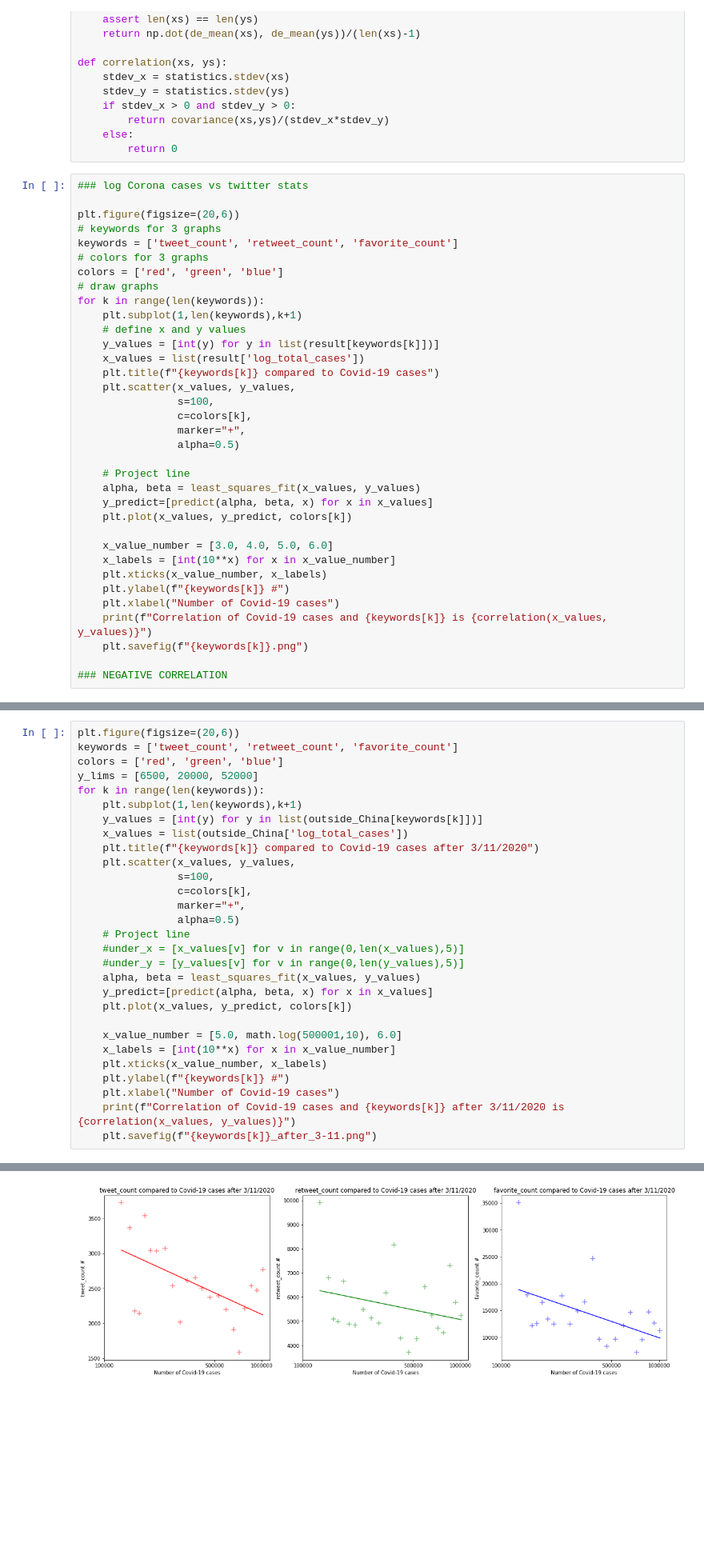
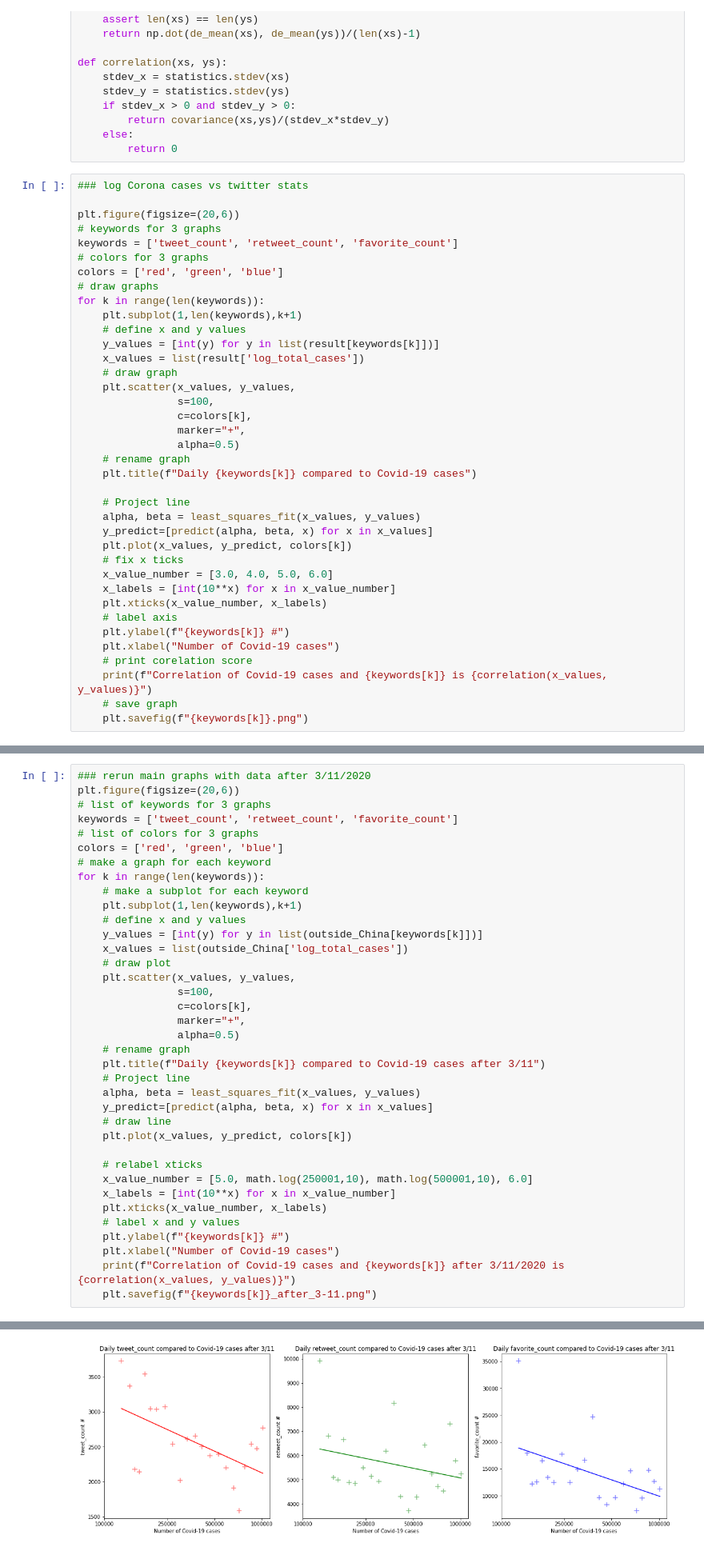
Before and after one commit to nimitchell/Covid-19-and-Climate-Change, a Jupyter notebook: Visualization graph.ipynb, the cells around one changed output, grey strips where cells are left out. Shown: that part at 80% size. Drawn from its saved outputs; the diff is of its cells as text; blank space fills up the shorter version.

```diff
--- a/Visualization graph.ipynb
+++ b/Visualization graph.ipynb
@@ -163,27 +159,30 @@ for k in range(len(keywords)):
     # define x and y values
     y_values = [int(y) for y in list(result[keywords[k]])]
     x_values = list(result['log_total_cases'])
-    plt.title(f"{keywords[k]} compared to Covid-19 cases")
+    # draw graph
     plt.scatter(x_values, y_values,
                 s=100,
                 c=colors[k],
                 marker="+",
                 alpha=0.5)
+    # rename graph
+    plt.title(f"Daily {keywords[k]} compared to Covid-19 cases")
 
     # Project line
     alpha, beta = least_squares_fit(x_values, y_values)
     y_predict=[predict(alpha, beta, x) for x in x_values]
     plt.plot(x_values, y_predict, colors[k])
-
+    # fix x ticks
     x_value_number = [3.0, 4.0, 5.0, 6.0]
     x_labels = [int(10**x) for x in x_value_number]
     plt.xticks(x_value_number, x_labels)
+    # label axis
     plt.ylabel(f"{keywords[k]} #")
     plt.xlabel("Number of Covid-19 cases")
+    # print corelation score
     print(f"Correlation of Covid-19 cases and {keywords[k]} is {correlation(x_values, y_values)}")
+    # save graph
     plt.savefig(f"{keywords[k]}.png")
-
-### NEGATIVE CORRELATION
 # %% [output]
 Correlation of Covid-19 cases and tweet_count is -0.6503361804162867
 Correlation of Covid-19 cases and retweet_count is -0.6274579035839666
@@ -334,34 +344,42 @@ plt.savefig("cases_after_3-11.png")
 # %%
+### rerun main graphs with data after 3/11/2020
 plt.figure(figsize=(20,6))
+# list of keywords for 3 graphs
 keywords = ['tweet_count', 'retweet_count', 'favorite_count']
+# list of colors for 3 graphs
 colors = ['red', 'green', 'blue']
-y_lims = [6500, 20000, 52000]
+# make a graph for each keyword
 for k in range(len(keywords)):
+    # make a subplot for each keyword
     plt.subplot(1,len(keywords),k+1)
+    # define x and y values
     y_values = [int(y) for y in list(outside_China[keywords[k]])]
     x_values = list(outside_China['log_total_cases'])
-    plt.title(f"{keywords[k]} compared to Covid-19 cases after 3/11/2020")
+    # draw plot
     plt.scatter(x_values, y_values,
                 s=100,
                 c=colors[k],
                 marker="+",
                 alpha=0.5)
+    # rename graph
+    plt.title(f"Daily {keywords[k]} compared to Covid-19 cases after 3/11")
     # Project line
-    #under_x = [x_values[v] for v in range(0,len(x_values),5)]
-    #under_y = [y_values[v] for v in range(0,len(y_values),5)]
     alpha, beta = least_squares_fit(x_values, y_values)
     y_predict=[predict(alpha, beta, x) for x in x_values]
+    # draw line
     plt.plot(x_values, y_predict, colors[k])
 
-    x_value_number = [5.0, math.log(500001,10), 6.0]
+    # relabel xticks
+    x_value_number = [5.0, math.log(250001,10), math.log(500001,10), 6.0]
     x_labels = [int(10**x) for x in x_value_number]
     plt.xticks(x_value_number, x_labels)
+    # label x and y values
     plt.ylabel(f"{keywords[k]} #")
     plt.xlabel("Number of Covid-19 cases")
     print(f"Correlation of Covid-19 cases and {keywords[k]} after 3/11/2020 is {correlation(x_values, y_values)}")
     plt.savefig(f"{keywords[k]}_after_3-11.png")
 # %% [output]
 Correlation of Covid-19 cases and tweet_count after 3/11/2020 is -0.5538045314610871
 Correlation of Covid-19 cases and retweet_count after 3/11/2020 is -0.2689237083911444
 Correlation of Covid-19 cases and favorite_count after 3/11/2020 is -0.4810695997062151
-[figure, old version]
+[figure, new version]
```
Also changed, not shown: parts of 11 cells of this notebook, 14 other files.
